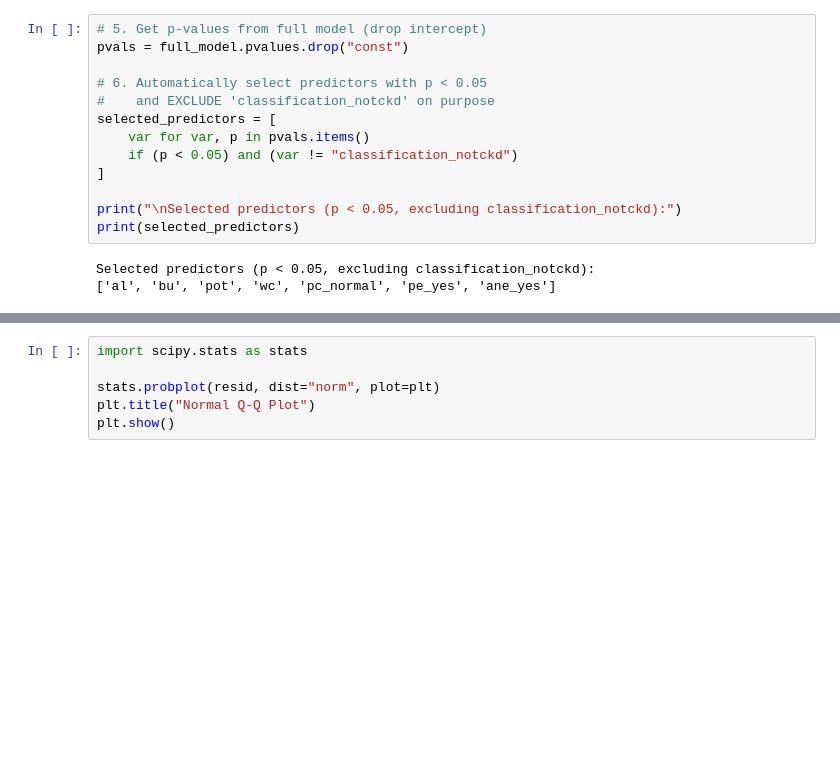
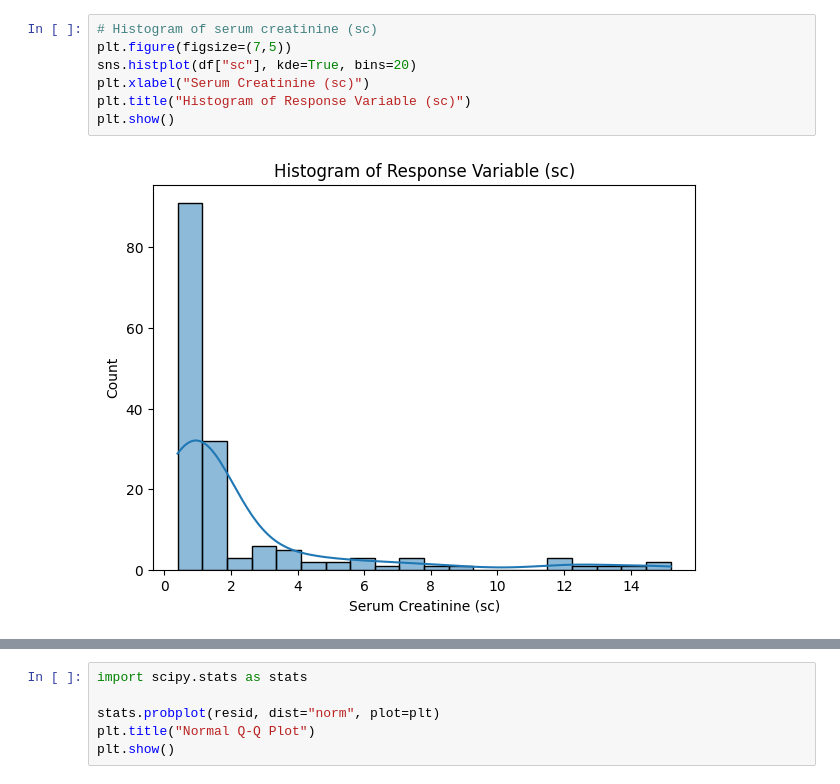
Before and after one commit to namrata0516/kidney_failure_analysis, a Jupyter notebook: model.ipynb, the cells around one changed output, grey strips where cells are left out. Saved outputs shown, nothing was run; the diff lists cells and outputs as text; blank space fills up the shorter version.

```diff
--- a/model.ipynb
+++ b/model.ipynb
@@ -42,17 +45,10 @@ Notes:
 strong multicollinearity or other numerical problems.
-# %%
-# 5. Get p-values from full model (drop intercept)
-pvals = full_model.pvalues.drop("const")
-
-# 6. Automatically select predictors with p < 0.05
-#    and EXCLUDE 'classification_notckd' on purpose
-selected_predictors = [
-    var for var, p in pvals.items()
-    if (p < 0.05) and (var != "classification_notckd")
-]
-
-print("\nSelected predictors (p < 0.05, excluding classification_notckd):")
-print(selected_predictors)
-# %% [output]
-Selected predictors (p < 0.05, excluding classification_notckd):
-['al', 'bu', 'pot', 'wc', 'pc_normal', 'pe_yes', 'ane_yes']
+# %%
+# Histogram of serum creatinine (sc)
+plt.figure(figsize=(7,5))
+sns.histplot(df["sc"], kde=True, bins=20)
+plt.xlabel("Serum Creatinine (sc)")
+plt.title("Histogram of Response Variable (sc)")
+plt.show()
+# %% [output]
+[figure, added]
```
Also changed, not shown: parts of 17 cells of this notebook, 4 other files.
